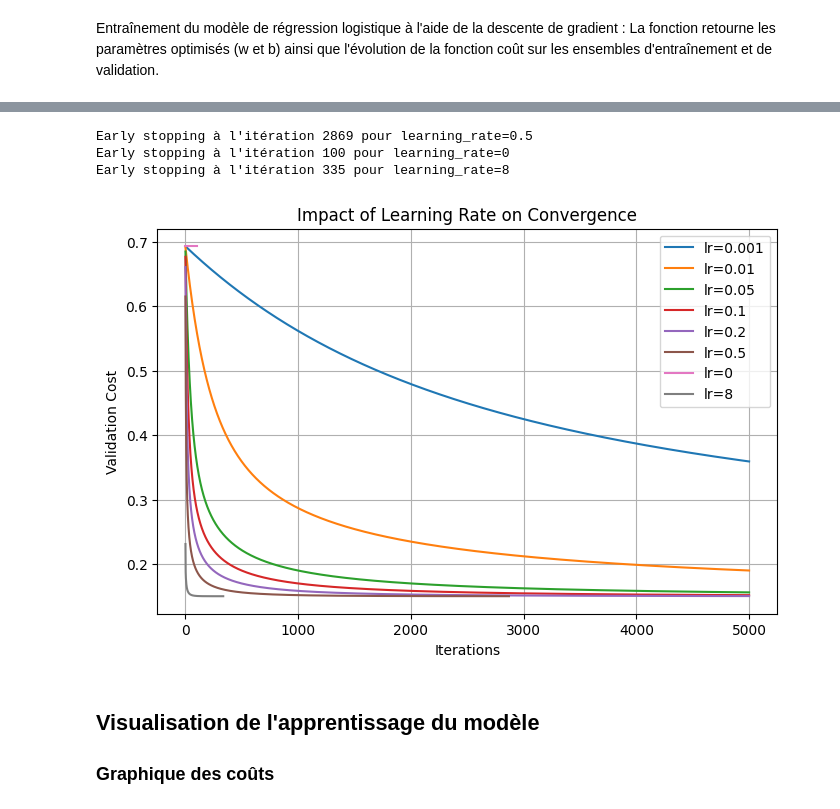
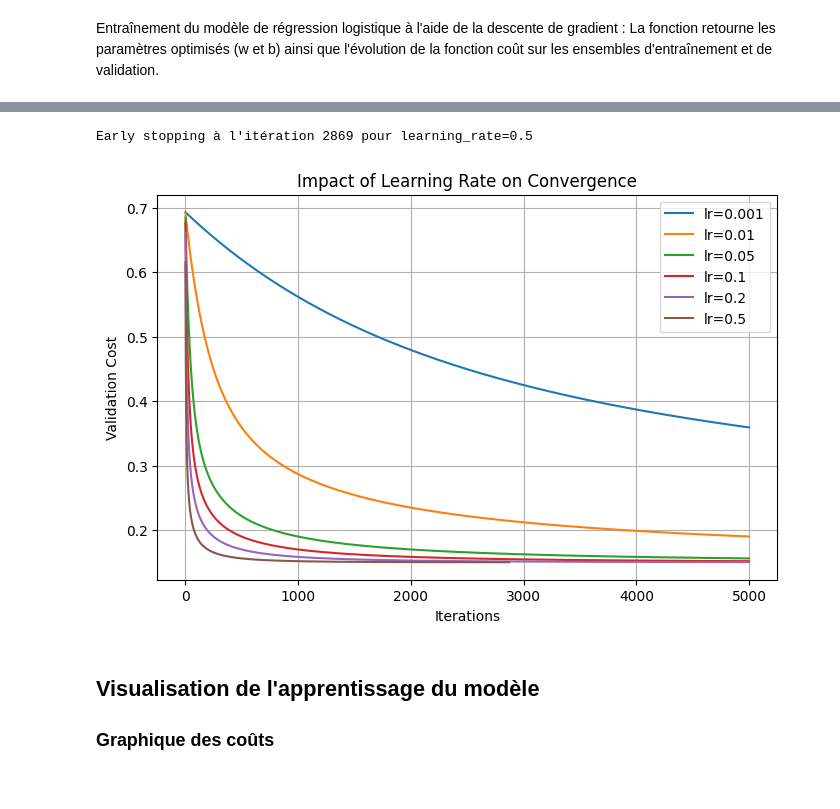
Before and after one commit to kenzalittlegenius/Projet_regression_logistique, a Jupyter notebook: regression_logistique.ipynb, the cells around one changed output, grey strips where cells are left out. Drawn from its saved outputs; the diff is of its cells as text; code cells hidden in the pictures.

```diff
--- a/regression_logistique.ipynb
+++ b/regression_logistique.ipynb
@@ -405,36 +397,34 @@ LR=0.5   | Train Cost=0.1581 | Val Cost=0.1500
 # %%
 # w : poids finaux appris pour chaque variable.
 # b : biais final appris par le modèle.
 # train_costs : historique du coût sur l'ensemble d'entraînement.
 # val_costs : historique du coût sur l'ensemble de validation.
-learning_rates = [0.001, 0.01, 0.05, 0.1, 0.2, 0.5, 0,8]
+learning_rates = [0.001, 0.01, 0.05, 0.1, 0.2, 0.5]
 
 plt.figure(figsize=(8,5))
 
 for lr in learning_rates:
 
     w, b, train_costs, val_costs = train_logistic_regression(
         X_train,
         Y_train,
         X_val,
         Y_val,
         learning_rate=lr,
         n_iterations=5000
     )
 
     plt.plot(val_costs, label=f"lr={lr}")
 
 plt.xlabel("Iterations")
 plt.ylabel("Validation Cost")
 plt.title("Impact of Learning Rate on Convergence")
 plt.legend()
 plt.grid(True)
 plt.show()
 # %% [output]
 Early stopping à l'itération 2869 pour learning_rate=0.5
-Early stopping à l'itération 100 pour learning_rate=0
-Early stopping à l'itération 335 pour learning_rate=8
-[figure, old version]
+[figure, new version]
 # %% [markdown]
 ## Visualisation de l'apprentissage du modèle
 ### Graphique des coûts
```
Also changed, not shown: parts of 24 cells of this notebook.
